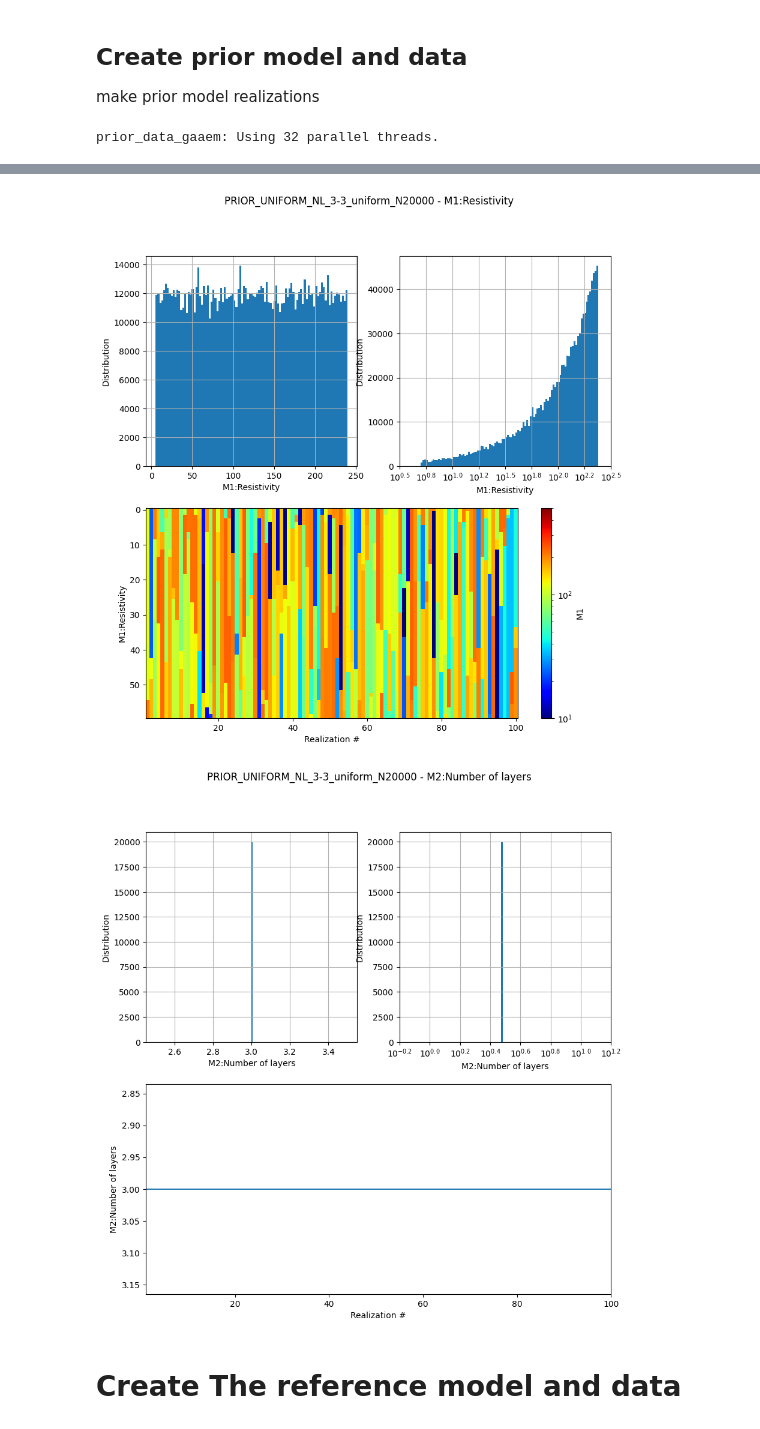
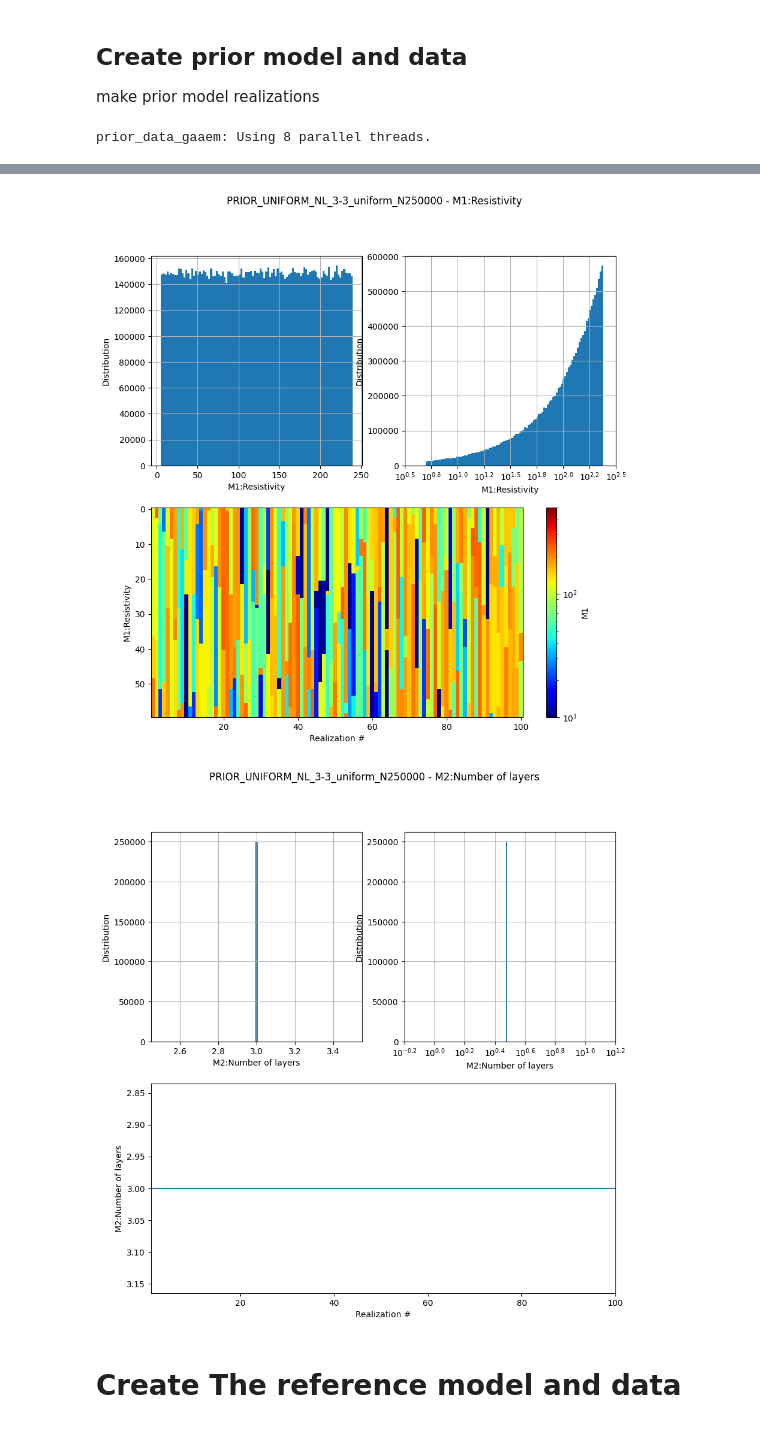
Before and after one commit to cultpenguin/integrate_module, a Jupyter notebook: examples/integrate_gaussian_noise.ipynb, the cells around one changed output, grey strips where cells are left out. Drawn from its saved outputs; the diff is of its cells as text; code cells hidden in the pictures.

```diff
--- a/examples/integrate_gaussian_noise.ipynb
+++ b/examples/integrate_gaussian_noise.ipynb
@@ -41,7 +41,7 @@ Getting data for case: DAUGAARD
 
 make prior model realizations
 # %%
-N=200000 # sample size
+N=250000 # sample size
 NLAY_min=3
 NLAY_max=3
 f_prior_data_h5='PRIOR_UNIFORM_NL_%d-%d_uniform_N%d_TX07_20231016_2x4_RC20-33_Nh280_Nf12.h5' % (NLAY_min, NLAY_max, N)
@@ -58,4 +58,4 @@ f_prior_data_h5 = ig.prior_data_gaaem(f_prior_h5, file_gex)
 
 ig.plot_prior_stats(f_prior_h5)
 # %% [output]
-prior_data_gaaem: Using 32 parallel threads.
+prior_data_gaaem: Using 8 parallel threads.
@@ -63,5 +63,5 @@ Time elapsed:  26.2 s, for 20000 soundings. 1.308 ms/sounding. 764.5it/s
-[figure, old version]
+[figure, new version]
-[figure, old version]
+[figure, new version]
 # %% [markdown]
 # Create The reference model and data
 # %%
```
Also changed, not shown: parts of 8 cells of this notebook, 1 other file.
